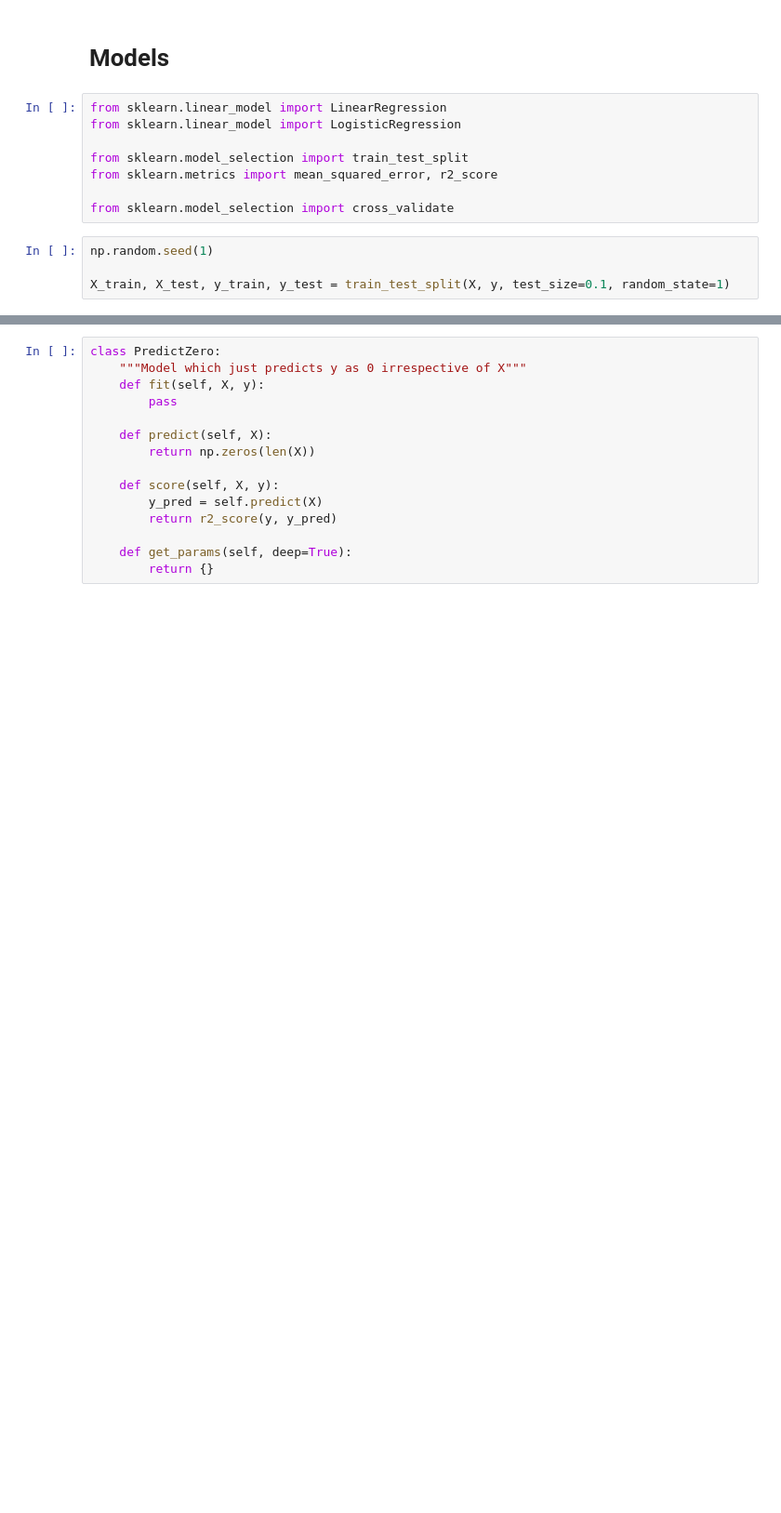
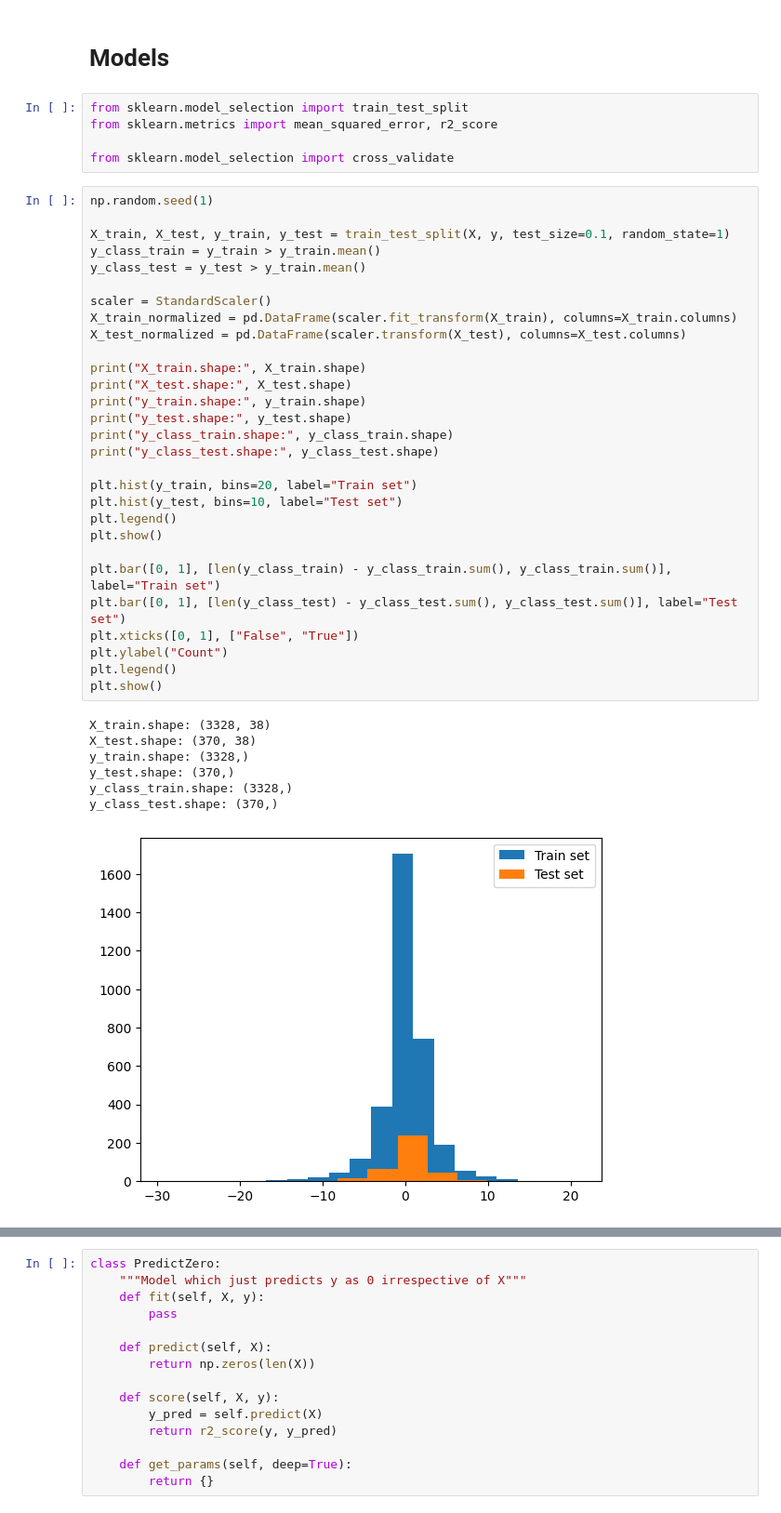
Before and after one commit to luck058/kaggle-gold-price-analysis, a Jupyter notebook: model_1_kaggle_gold_price_analysis.ipynb, the cells around one changed output, grey strips where cells are left out. Shown at 93% size. Saved outputs shown, nothing was run; the diff lists cells and outputs as text; blank space fills up the shorter version.

Commit message:
Added more features and models

```diff
--- a/model_1_kaggle_gold_price_analysis.ipynb
+++ b/model_1_kaggle_gold_price_analysis.ipynb
@@ -124,14 +148,44 @@ X.shape:
 # %% [markdown]
 # Models
 # %%
-from sklearn.linear_model import LinearRegression
-from sklearn.linear_model import LogisticRegression
-
 from sklearn.model_selection import train_test_split
 from sklearn.metrics import mean_squared_error, r2_score
 
 from sklearn.model_selection import cross_validate
-# %%
-np.random.seed(1)
-
-X_train, X_test, y_train, y_test = train_test_split(X, y, test_size=0.1, random_state=1)
+# %%
+np.random.seed(1)
+
+X_train, X_test, y_train, y_test = train_test_split(X, y, test_size=0.1, random_state=1)
+y_class_train = y_train > y_train.mean()
+y_class_test = y_test > y_train.mean()
+
+scaler = StandardScaler()
+X_train_normalized = pd.DataFrame(scaler.fit_transform(X_train), columns=X_train.columns)
+X_test_normalized = pd.DataFrame(scaler.transform(X_test), columns=X_test.columns)
+
+print("X_train.shape:", X_train.shape)
+print("X_test.shape:", X_test.shape)
+print("y_train.shape:", y_train.shape)
+print("y_test.shape:", y_test.shape)
+print("y_class_train.shape:", y_class_train.shape)
+print("y_class_test.shape:", y_class_test.shape)
+
+plt.hist(y_train, bins=20, label="Train set")
+plt.hist(y_test, bins=10, label="Test set")
+plt.legend()
+plt.show()
+
+plt.bar([0, 1], [len(y_class_train) - y_class_train.sum(), y_class_train.sum()], label="Train set")
+plt.bar([0, 1], [len(y_class_test) - y_class_test.sum(), y_class_test.sum()], label="Test set")
+plt.xticks([0, 1], ["False", "True"])
+plt.ylabel("Count")
+plt.legend()
+plt.show()
+# %% [output]
+X_train.shape: (3328, 38)
+X_test.shape: (370, 38)
+y_train.shape: (3328,)
+y_test.shape: (370,)
+y_class_train.shape: (3328,)
+y_class_test.shape: (370,)
+[figure, added]
```
Also changed, not shown: parts of 25 cells of this notebook.
